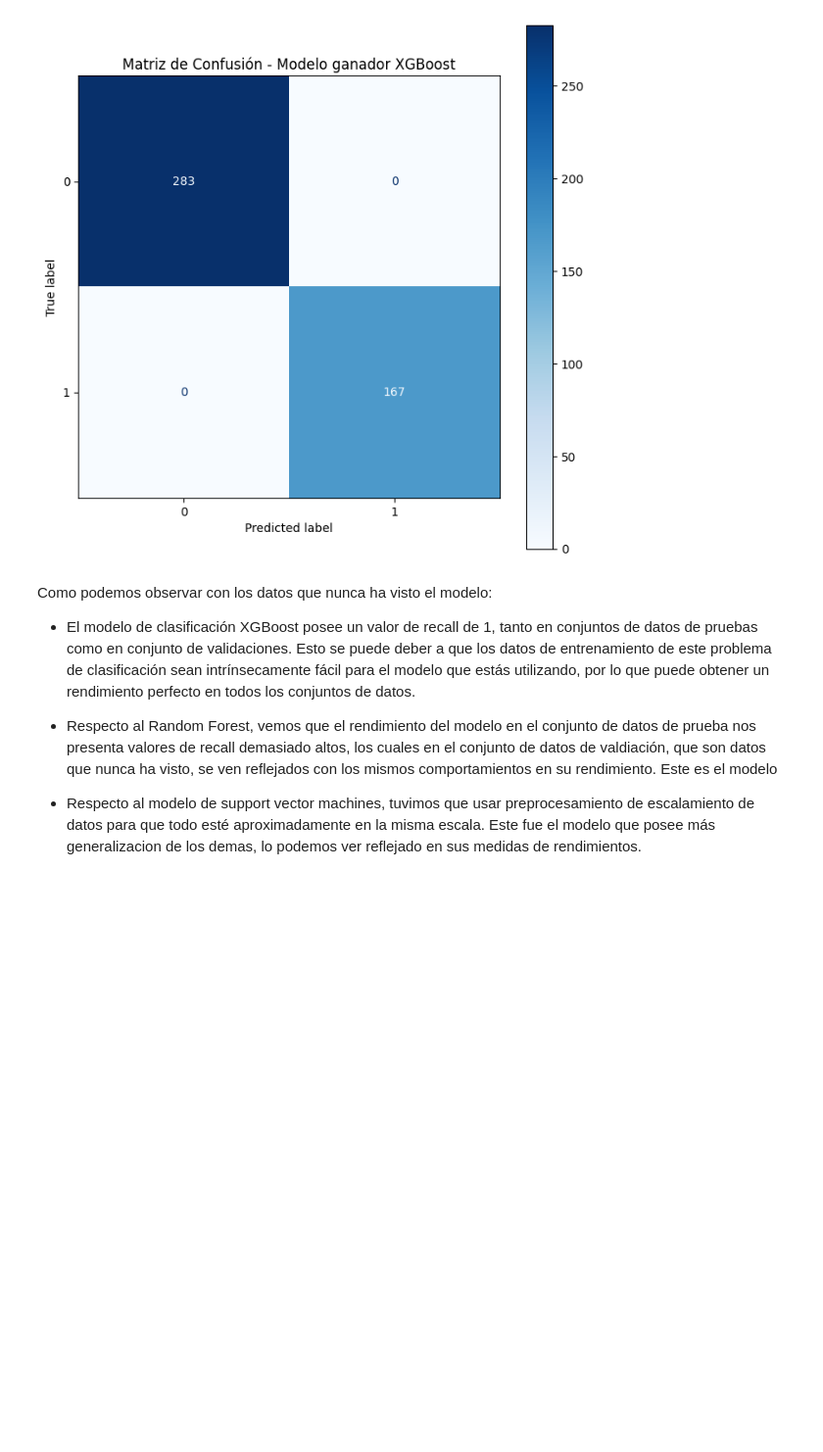
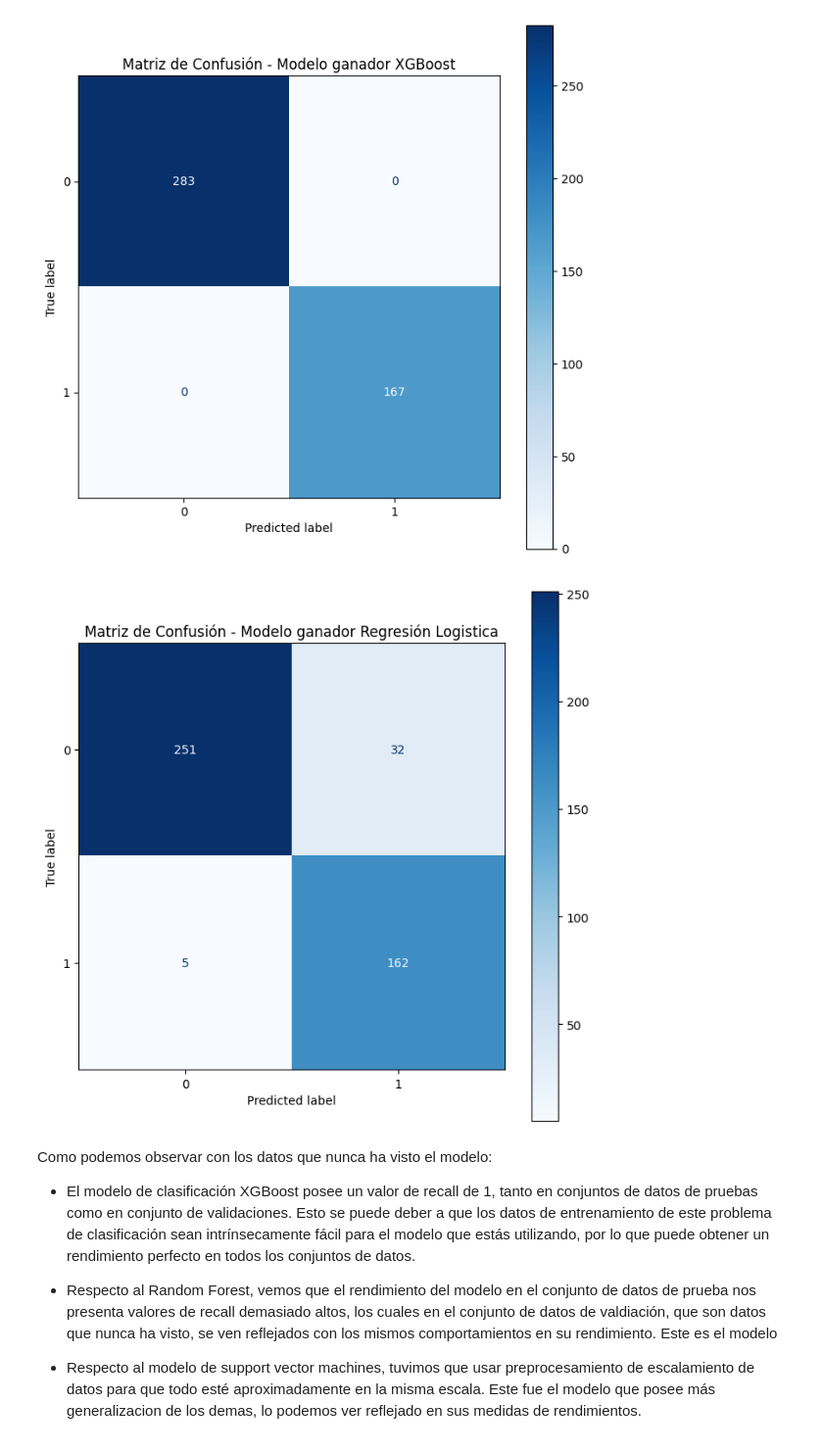
Before and after one commit to SimonLopezR/proyecto_final_dataviz, a Jupyter notebook: _sources/notebooks_2.ipynb, the cells around one changed output. Shown at 98% size. Saved outputs shown, nothing was run; the diff lists cells and outputs as text; code cells hidden in the pictures; blank space fills up the shorter version.

```diff
--- a/_sources/notebooks_2.ipynb
+++ b/_sources/notebooks_2.ipynb
@@ -380,5 +461,8 @@ print("Matriz de Confusión RandomForest:\n", conf_matrix_rf)
 
 conf_matrix_xgb = confusion_matrix(y_valid, y_pred3)
 print("Matriz de Confusión XGBoost:\n", conf_matrix_xgb)
+
+conf_matrix_log = confusion_matrix(y_valid, y_pred4)
+print("Matriz de Confusión XGBoost:\n", conf_matrix_log)
 # %% [output]
 Matriz de Confusión SVC:
@@ -417,6 +504,15 @@ plt.title("Matriz de Confusión - Modelo ganador XGBoost")
 plt.show()
 # %% [output]
 [figure]
+# %%
+# Visualizar la matriz de confusión
+disp = ConfusionMatrixDisplay(confusion_matrix=conf_matrix_log)
+fig, ax = plt.subplots(figsize=(8, 8))
+disp.plot(ax=ax, cmap='Blues')
+plt.title("Matriz de Confusión - Modelo ganador Regresión Logistica")
+plt.show()
+# %% [output]
+[figure, added]
 # %% [markdown]
 Como podemos observar con los datos que nunca ha visto el modelo:
 
```
Also changed, not shown: parts of 28 cells of this notebook, 9 other files.
